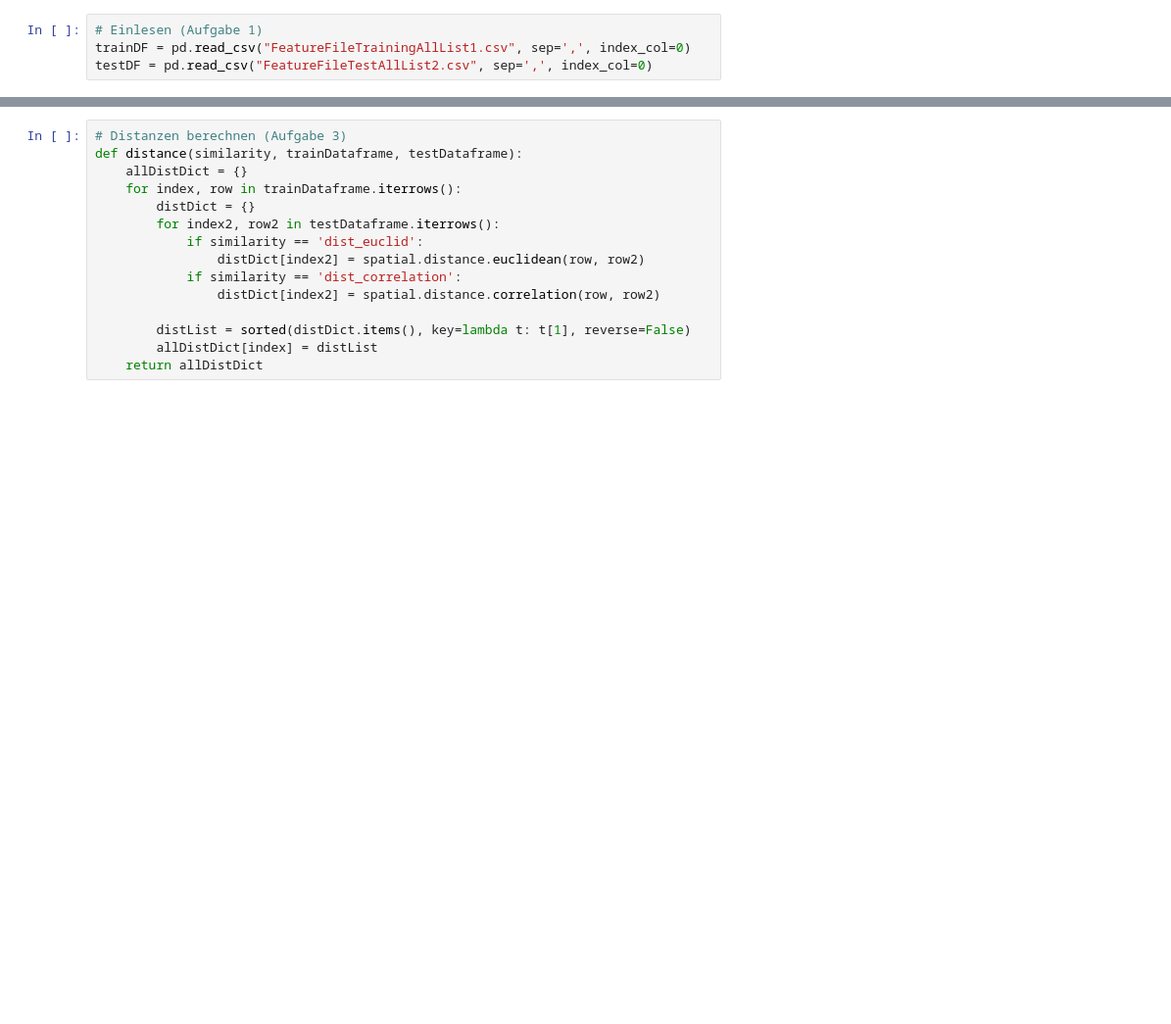
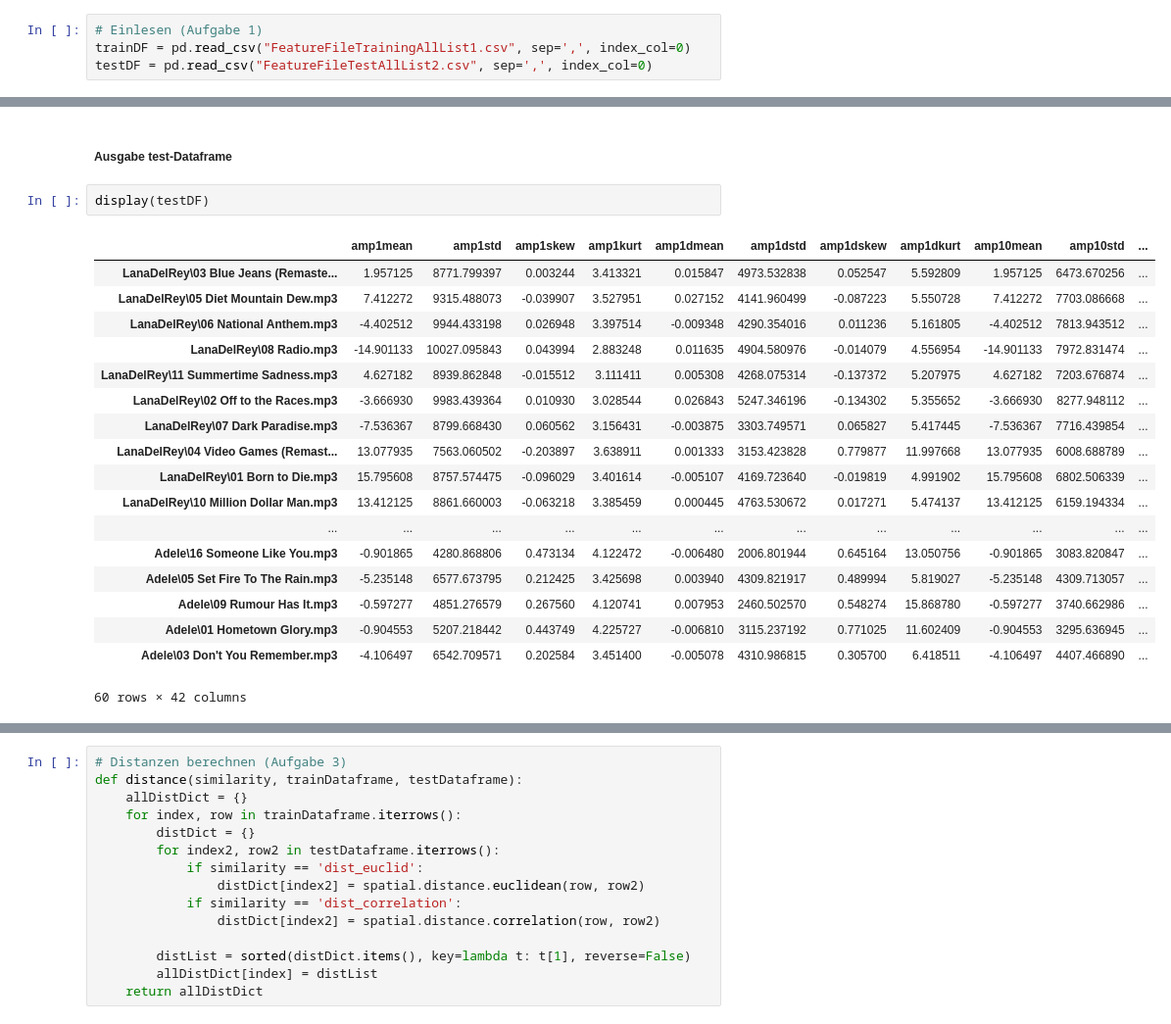
Before and after one commit to codeOfJannik/DataMining_Projects, a Jupyter notebook: task3_MusicClustering/VersuchMusicClustering_jj028_js329_bj009.ipynb, the cells around one changed output, grey strips where cells are left out. Shown at 98% size. Saved outputs shown, nothing was run; the diff lists cells and outputs as text; blank space fills up the shorter version.

```diff
--- a/task3_MusicClustering/VersuchMusicClustering_jj028_js329_bj009.ipynb
+++ b/task3_MusicClustering/VersuchMusicClustering_jj028_js329_bj009.ipynb
@@ -306,0 +351,23 @@ Durch die Key und Value anpassung direkt beim einlesen in Aufgabe 1, können wir
+# %% [markdown]
+##### Ausgabe test-Dataframe
+# %%
+display(testDF)
+# %% [output]
+|  | amp1mean | amp1std | amp1skew | amp1kurt | amp1dmean | amp1dstd | amp1dskew | amp1dkurt | amp10mean | amp10std | ... |
+| LanaDelRey\03 Blue Jeans (Remaste... | 1.957125 | 8771.799397 | 0.003244 | 3.413321 | 0.015847 | 4973.532838 | 0.052547 | 5.592809 | 1.957125 | 6473.670256 | ... |
+| LanaDelRey\05 Diet Mountain Dew.mp3 | 7.412272 | 9315.488073 | -0.039907 | 3.527951 | 0.027152 | 4141.960499 | -0.087223 | 5.550728 | 7.412272 | 7703.086668 | ... |
+| LanaDelRey\06 National Anthem.mp3 | -4.402512 | 9944.433198 | 0.026948 | 3.397514 | -0.009348 | 4290.354016 | 0.011236 | 5.161805 | -4.402512 | 7813.943512 | ... |
+| LanaDelRey\08 Radio.mp3 | -14.901133 | 10027.095843 | 0.043994 | 2.883248 | 0.011635 | 4904.580976 | -0.014079 | 4.556954 | -14.901133 | 7972.831474 | ... |
+| LanaDelRey\11 Summertime Sadness.mp3 | 4.627182 | 8939.862848 | -0.015512 | 3.111411 | 0.005308 | 4268.075314 | -0.137372 | 5.207975 | 4.627182 | 7203.676874 | ... |
+| LanaDelRey\02 Off to the Races.mp3 | -3.666930 | 9983.439364 | 0.010930 | 3.028544 | 0.026843 | 5247.346196 | -0.134302 | 5.355652 | -3.666930 | 8277.948112 | ... |
+| LanaDelRey\07 Dark Paradise.mp3 | -7.536367 | 8799.668430 | 0.060562 | 3.156431 | -0.003875 | 3303.749571 | 0.065827 | 5.417445 | -7.536367 | 7716.439854 | ... |
+| LanaDelRey\04 Video Games (Remast... | 13.077935 | 7563.060502 | -0.203897 | 3.638911 | 0.001333 | 3153.423828 | 0.779877 | 11.997668 | 13.077935 | 6008.688789 | ... |
+| LanaDelRey\01 Born to Die.mp3 | 15.795608 | 8757.574475 | -0.096029 | 3.401614 | -0.005107 | 4169.723640 | -0.019819 | 4.991902 | 15.795608 | 6802.506339 | ... |
+| LanaDelRey\10 Million Dollar Man.mp3 | 13.412125 | 8861.660003 | -0.063218 | 3.385459 | 0.000445 | 4763.530672 | 0.017271 | 5.474137 | 13.412125 | 6159.194334 | ... |
+| ... | ... | ... | ... | ... | ... | ... | ... | ... | ... | ... | ... |
+| Adele\16 Someone Like You.mp3 | -0.901865 | 4280.868806 | 0.473134 | 4.122472 | -0.006480 | 2006.801944 | 0.645164 | 13.050756 | -0.901865 | 3083.820847 | ... |
+| Adele\05 Set Fire To The Rain.mp3 | -5.235148 | 6577.673795 | 0.212425 | 3.425698 | 0.003940 | 4309.821917 | 0.489994 | 5.819027 | -5.235148 | 4309.713057 | ... |
+| Adele\09 Rumour Has It.mp3 | -0.597277 | 4851.276579 | 0.267560 | 4.120741 | 0.007953 | 2460.502570 | 0.548274 | 15.868780 | -0.597277 | 3740.662986 | ... |
+| Adele\01 Hometown Glory.mp3 | -0.904553 | 5207.218442 | 0.443749 | 4.225727 | -0.006810 | 3115.237192 | 0.771025 | 11.602409 | -0.904553 | 3295.636945 | ... |
+| Adele\03 Don't You Remember.mp3 | -4.106497 | 6542.709571 | 0.202584 | 3.451400 | -0.005078 | 4310.986815 | 0.305700 | 6.418511 | -4.106497 | 4407.466890 | ... |
+60 rows × 42 columns
```
Also changed, not shown: parts of 57 cells of this notebook, 4 other files.
